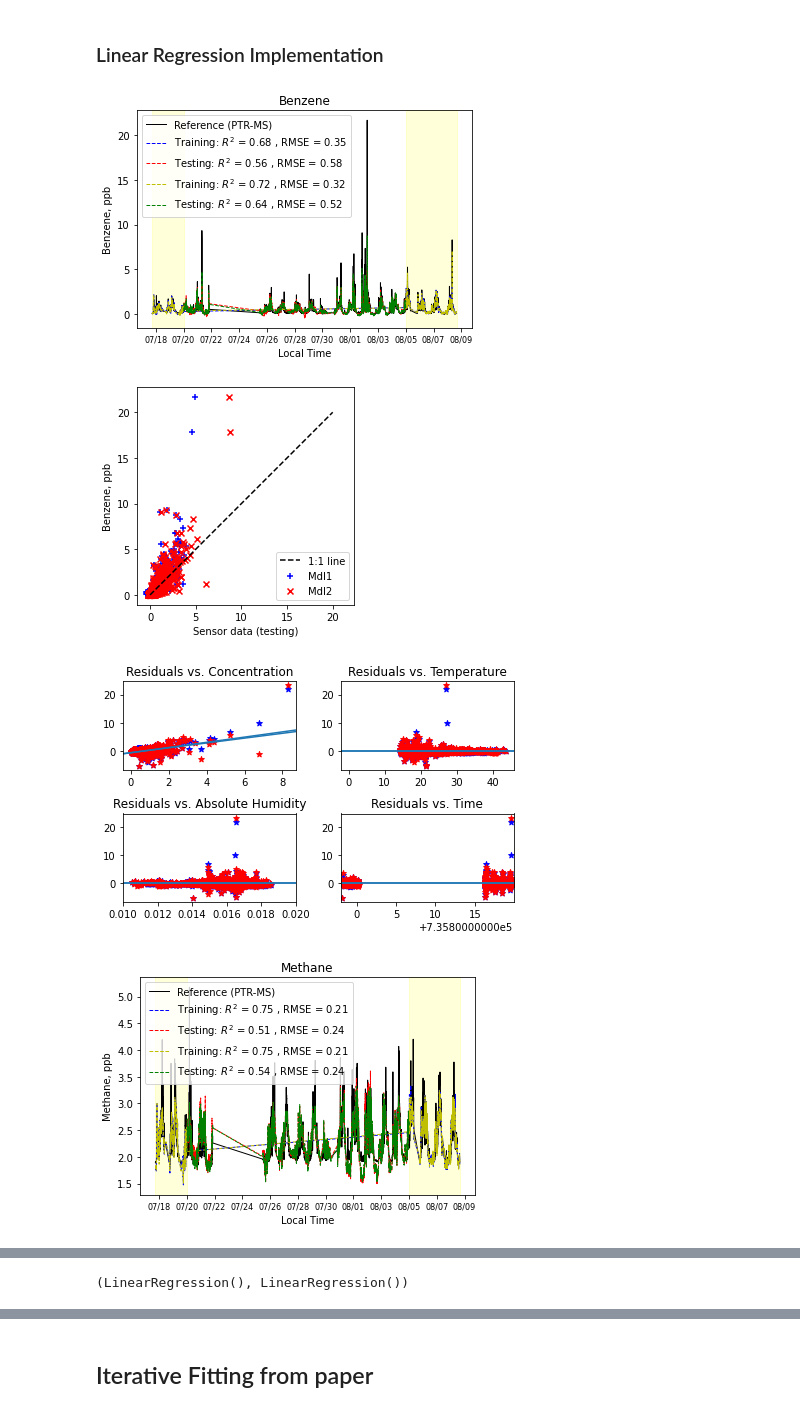
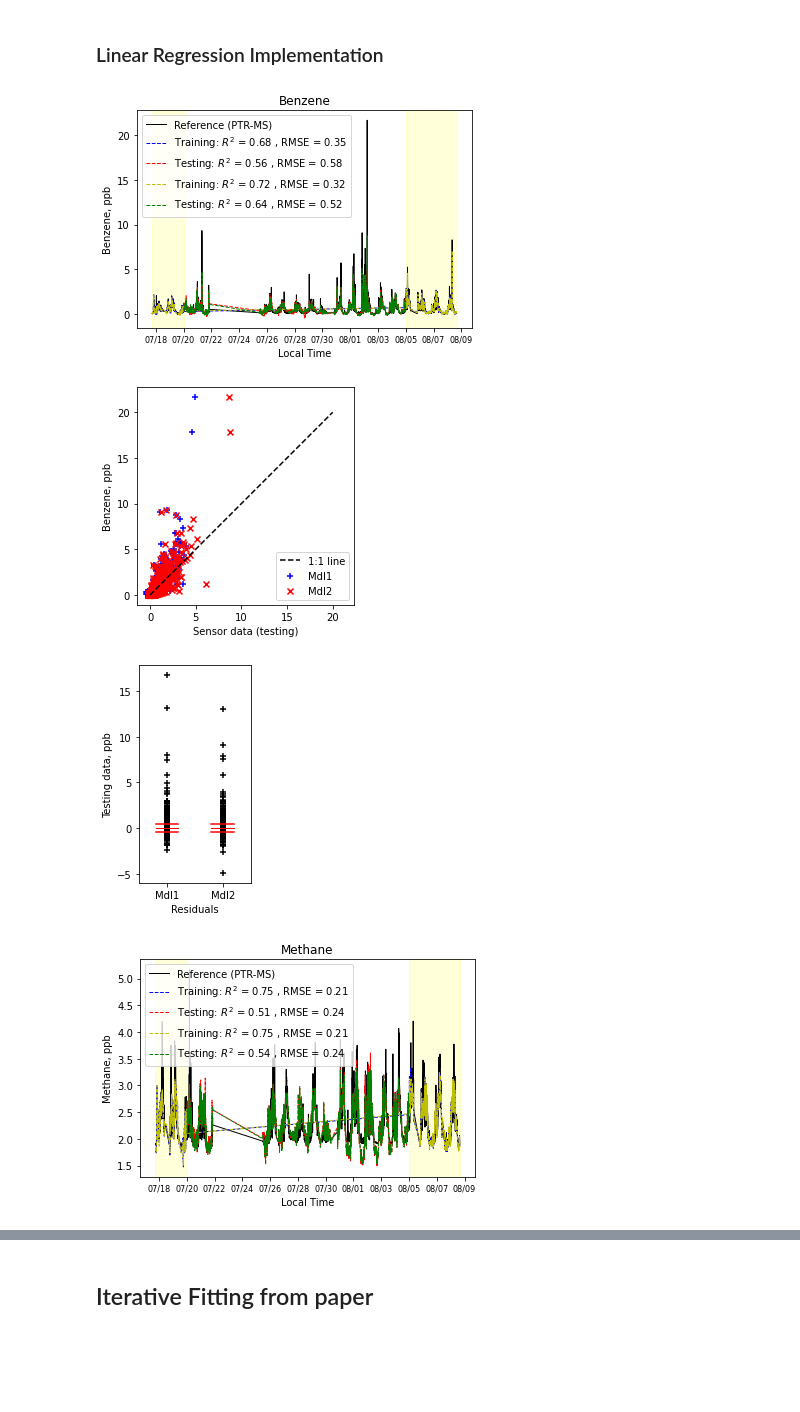
Before and after one commit to Amarques-UCSD/MOx-VOCs_replication, a Jupyter notebook: VOC_Mox.ipynb, the cells around one changed output, grey strips where cells are left out. Drawn from its saved outputs; the diff is of its cells as text; code cells hidden in the pictures; blank space fills up the shorter version.

Commit message:
Linear model saved

```diff
--- a/VOC_Mox.ipynb
+++ b/VOC_Mox.ipynb
@@ -270,14 +254,13 @@ def linear_fit(name, auto_gen_ticks = False, residuals_paper = False):
         plt.show()
     return mdl, mdl2
 # %%
-mdl_b, mdl_b1 = linear_fit("Benz") # Benzene Fit
-linear_fit("CH4")  # Methane Fit
+mdl_b, mdl_b1 = linear_fit("Benz", residuals_paper=True) # Benzene Fit
+mdl_m, mdl_m1 = linear_fit("CH4")  # Methane Fit
 # %% [output]
 [figure]
 [figure]
-[figure, old version]
+[figure, new version]
 [figure]
 [figure]
 [figure]
-(LinearRegression(), LinearRegression())
 # %%
```
Also changed, not shown: parts of 20 cells of this notebook, 4 other files.
